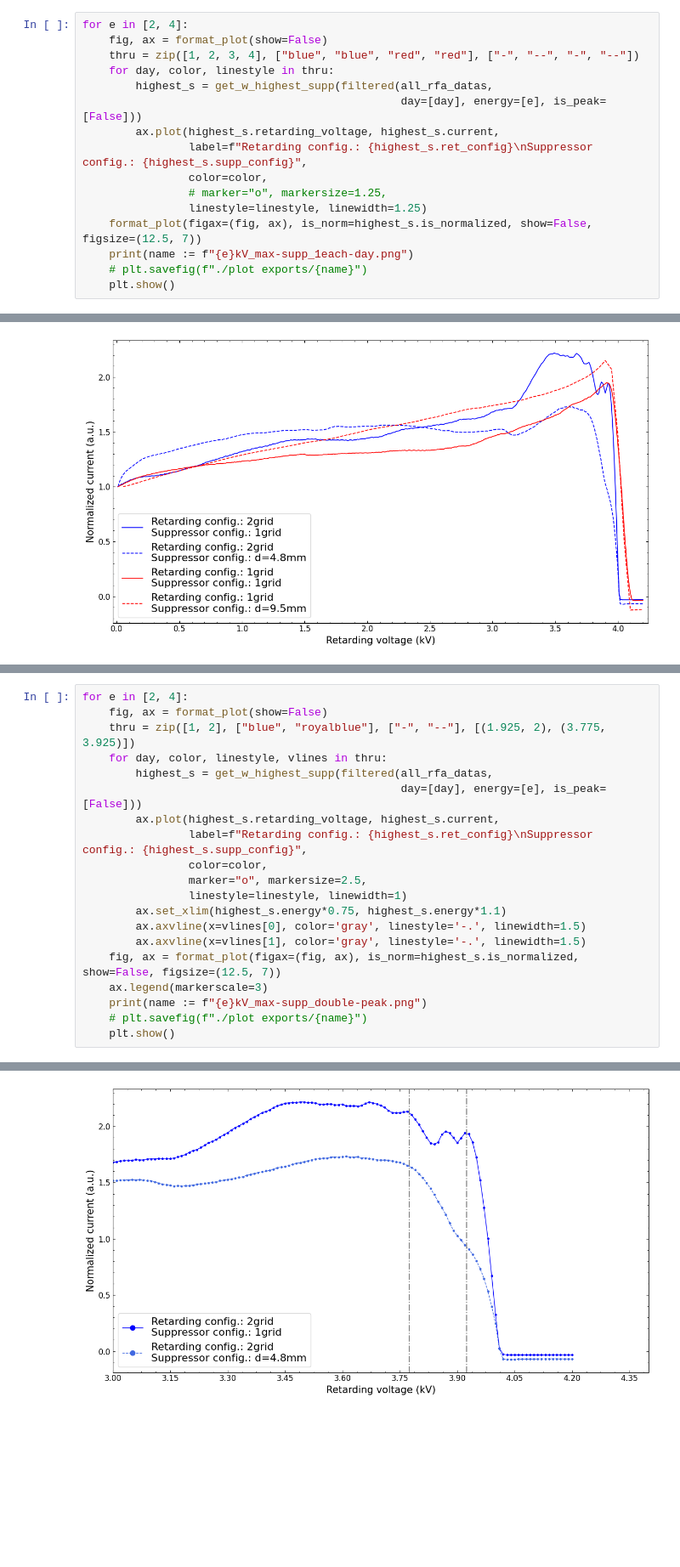
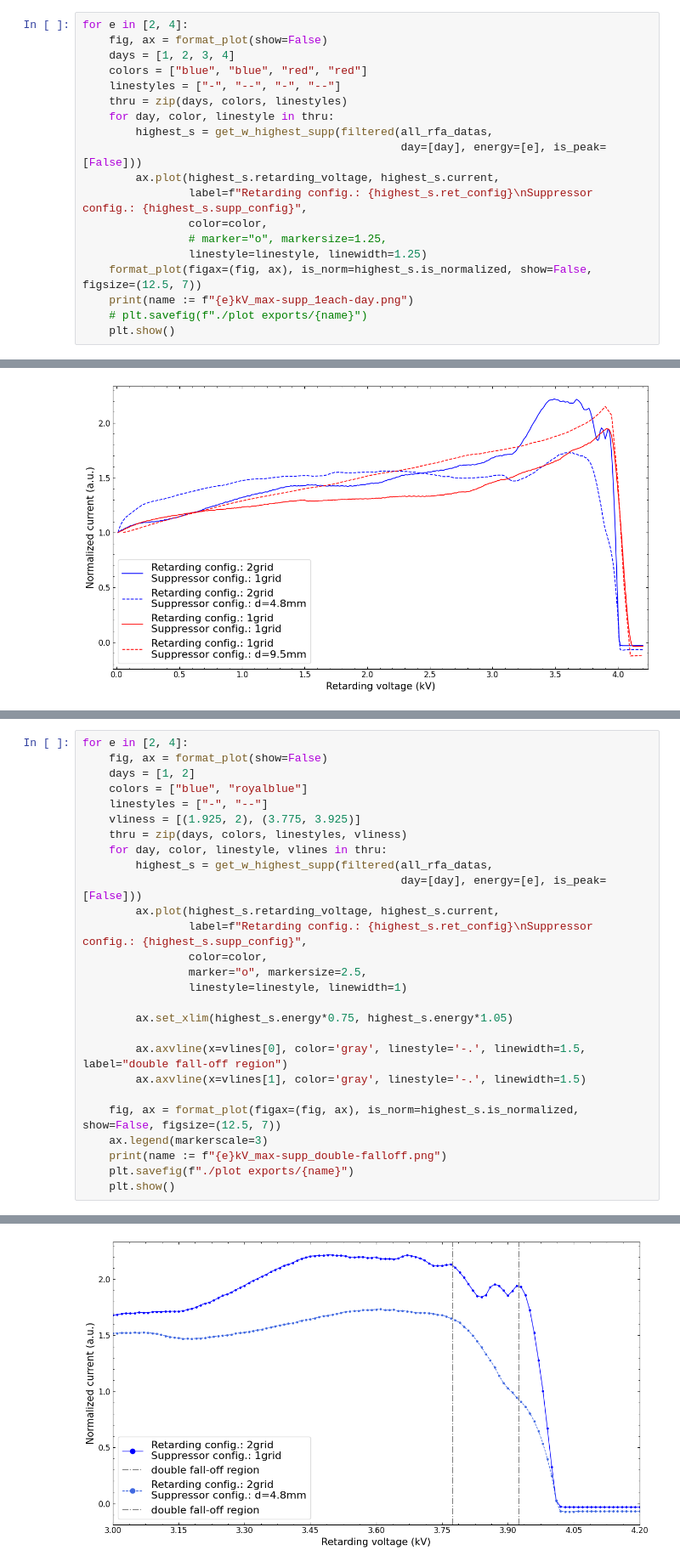
Before and after one commit to naki23/PL4-RFA, a Jupyter notebook: RFA_main2.ipynb, the cells around one changed output, grey strips where cells are left out. Shown at 85% size. Saved outputs shown, nothing was run; the diff lists cells and outputs as text; blank space fills up the shorter version.

Commit message:
supp sweep v1 & moved out -700V low res

```diff
--- a/RFA_main2.ipynb
+++ b/RFA_main2.ipynb
@@ -481,7 +483,10 @@ FWHM: 0.029+/-0.000 kV, FWHM as % of center: 1.46+/-0.00%
 # %%
 for e in [2, 4]:
     fig, ax = format_plot(show=False)
-    thru = zip([1, 2, 3, 4], ["blue", "blue", "red", "red"], ["-", "--", "-", "--"])
+    days = [1, 2, 3, 4]
+    colors = ["blue", "blue", "red", "red"]
+    linestyles = ["-", "--", "-", "--"]
+    thru = zip(days, colors, linestyles)
     for day, color, linestyle in thru:
         highest_s = get_w_highest_supp(filtered(all_rfa_datas,
                                                 day=[day], energy=[e], is_peak=[False]))
@@ -506,7 +509,11 @@ for e in [2, 4]:
 # %%
 for e in [2, 4]:
     fig, ax = format_plot(show=False)
-    thru = zip([1, 2], ["blue", "royalblue"], ["-", "--"], [(1.925, 2), (3.775, 3.925)])
+    days = [1, 2]
+    colors = ["blue", "royalblue"]
+    linestyles = ["-", "--"]
+    vliness = [(1.925, 2), (3.775, 3.925)]
+    thru = zip(days, colors, linestyles, vliness)
     for day, color, linestyle, vlines in thru:
         highest_s = get_w_highest_supp(filtered(all_rfa_datas,
                                                 day=[day], energy=[e], is_peak=[False]))
@@ -515,12 +522,15 @@ for e in [2, 4]:
                 color=color,
                 marker="o", markersize=2.5,
                 linestyle=linestyle, linewidth=1)
-        ax.set_xlim(highest_s.energy*0.75, highest_s.energy*1.1)
-        ax.axvline(x=vlines[0], color='gray', linestyle='-.', linewidth=1.5)
+
+        ax.set_xlim(highest_s.energy*0.75, highest_s.energy*1.05)
+
+        ax.axvline(x=vlines[0], color='gray', linestyle='-.', linewidth=1.5, label="double fall-off region")
         ax.axvline(x=vlines[1], color='gray', linestyle='-.', linewidth=1.5)
+
     fig, ax = format_plot(figax=(fig, ax), is_norm=highest_s.is_normalized, show=False, figsize=(12.5, 7))
     ax.legend(markerscale=3)
-    print(name := f"{e}kV_max-supp_double-peak.png")
-    # plt.savefig(f"./plot exports/{name}")
+    print(name := f"{e}kV_max-supp_double-falloff.png")
+    plt.savefig(f"./plot exports/{name}")
     plt.show()
 # %% [output]
@@ -530 +540 @@ for e in [2, 4]:
-[figure, old version]
+[figure, new version]
```
Also changed, not shown: parts of 7 cells of this notebook, 5 other files.
